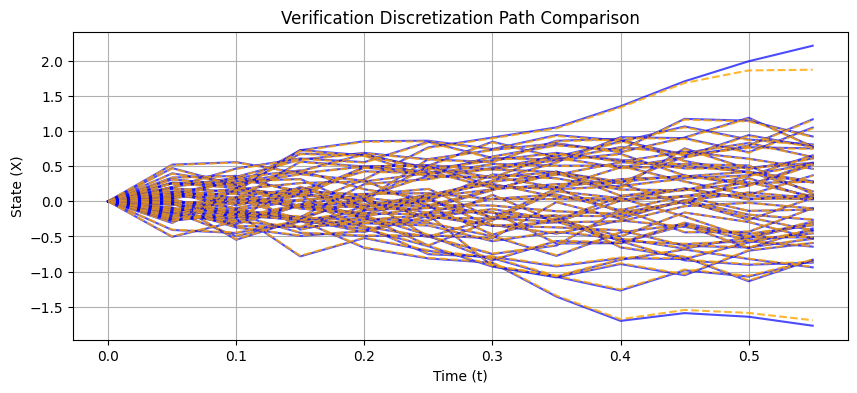
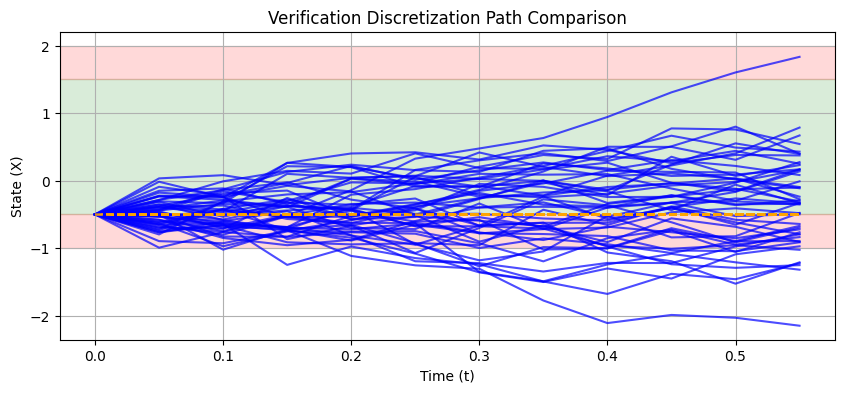
Unified diff of the notebook cell whose output changed from the first chart to the second:
--- before
+++ after
@@ -10,4 +10,7 @@
 plt.xlabel("Time (t)")
 plt.ylabel("State (X)")
+plt.axhspan(config.x_safe_min, config.x_safe_max, color='green', alpha=0.15, label='Safe Region')
+plt.axhspan(config.x_safe_min-config.epsilon, config.x_safe_min, color='red', alpha=0.15, label='Gluing Region')
+plt.axhspan(config.x_safe_max, config.x_safe_max+config.epsilon, color='red', alpha=0.15, label='Gluing Region')
 # plt.legend()
 plt.grid(True)

Commit: safe interval avec x_min / x_max, todo : fix prism_generator